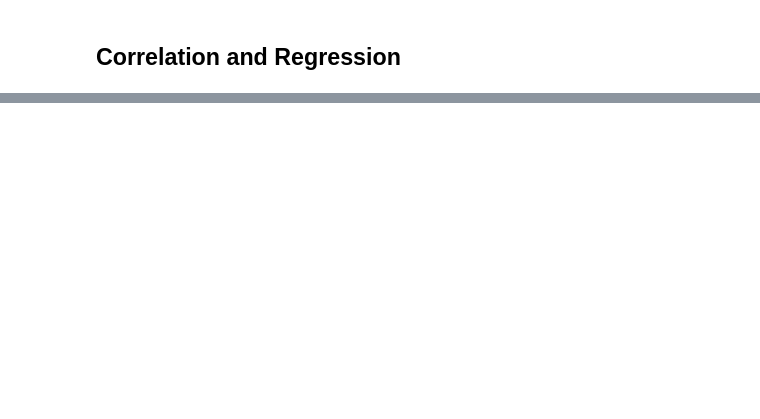
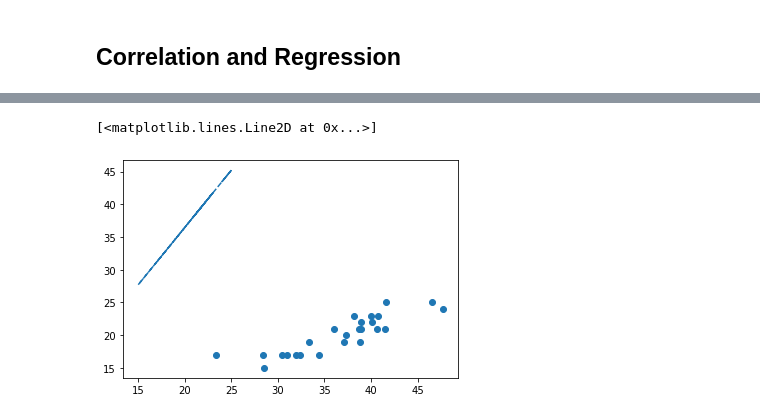
Before and after one commit to DarianR4/MatPlotLib_Challenge, a Jupyter notebook: Pymaceuticals/pymaceuticals_starter.ipynb, the cells around one changed output, grey strips where cells are left out. Cells and saved outputs as stored; diff of their text form; code cells hidden in the pictures; blank space fills up the shorter version.

```diff
--- a/Pymaceuticals/pymaceuticals_starter.ipynb
+++ b/Pymaceuticals/pymaceuticals_starter.ipynb
@@ -265,0 +318,10 @@ clean_mousedata_studyresultsm1
+# %%
+vc_slope, vc_int, vc_r, vc_p, vc_std_err = st.linregress(capo_mouse_weight, capo_tumor_volume)
+vc_fit = vc_slope * capo_mouse_weight + vc_int
+
+plt.scatter(capo_tumor_volume, capo_mouse_weight)
+
+plt.plot(capo_mouse_weight,vc_fit, '--')
+# %% [output]
+[<matplotlib.lines.Line2D at 0x...>]
+[figure, added]
```
Also changed, not shown: parts of 6 cells of this notebook.
